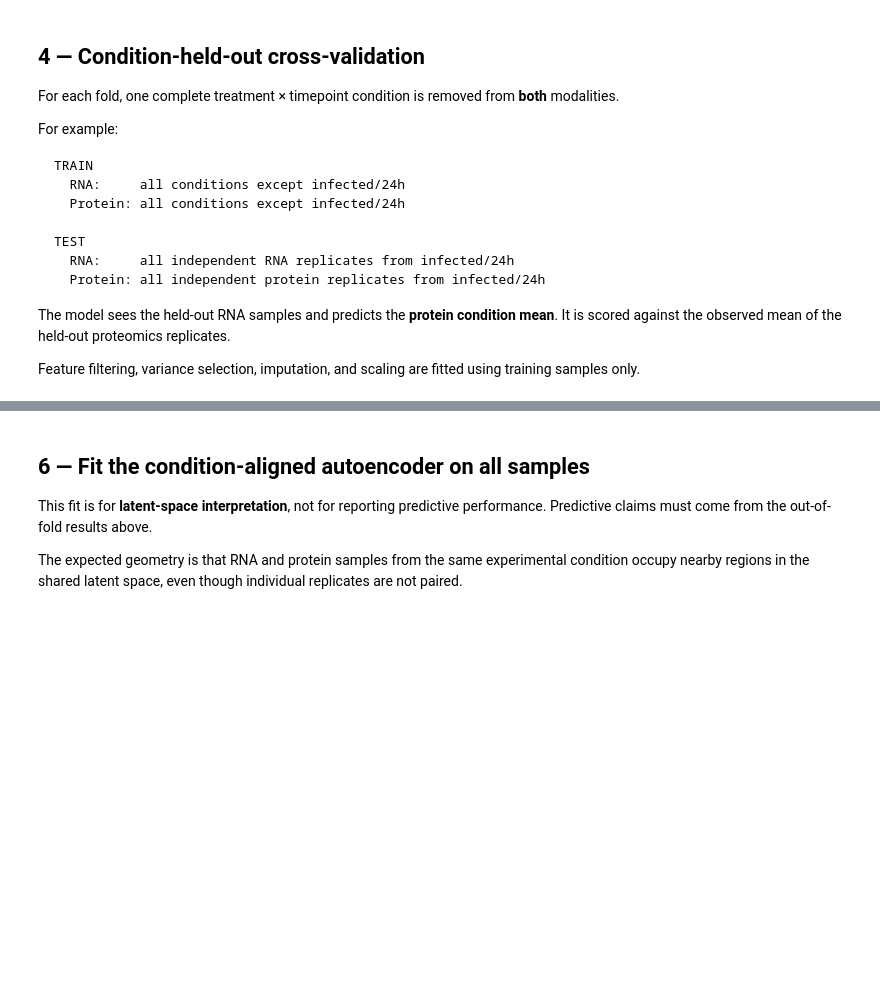
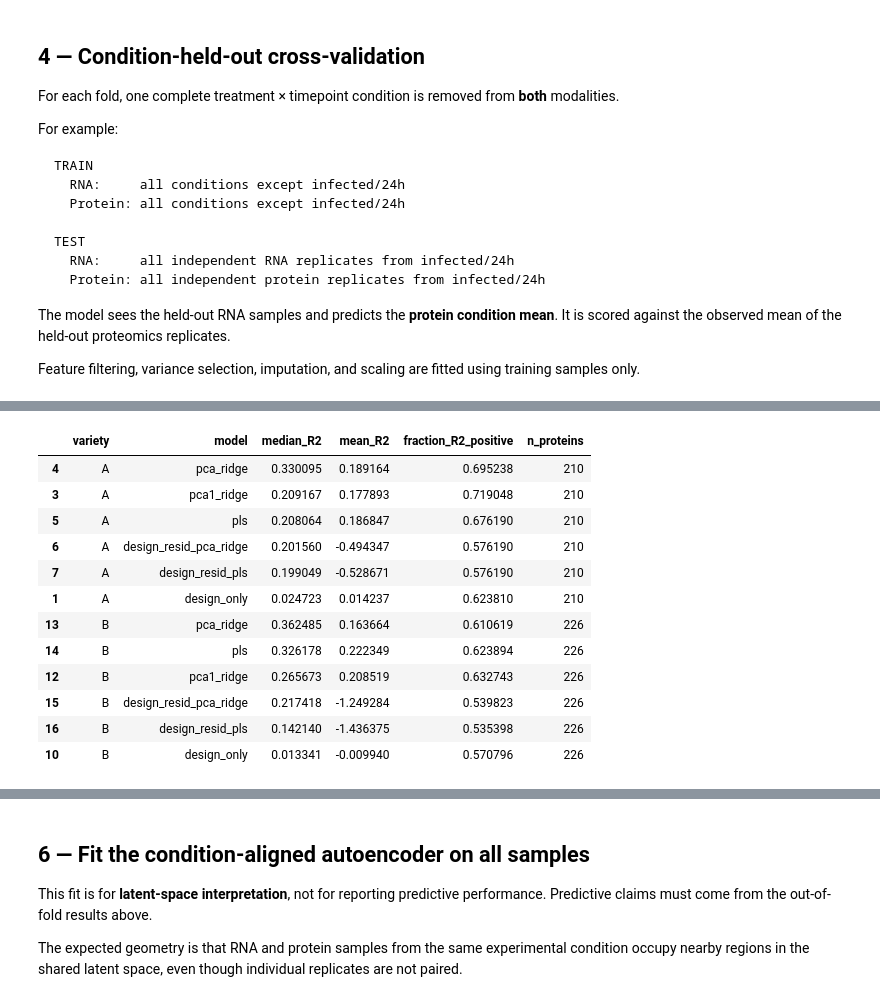
Before and after one commit to KristinaGagalova/autoencoders-test, a Jupyter notebook: rna_protein_unpaired_per_variety.ipynb, the cells around one changed output, grey strips where cells are left out. Cells and saved outputs as stored; diff of their text form; code cells hidden in the pictures; blank space fills up the shorter version.

```diff
--- a/rna_protein_unpaired_per_variety.ipynb
+++ b/rna_protein_unpaired_per_variety.ipynb
@@ -453,0 +650,20 @@ B
+# %%
+CONTROL_COMPARISON = SUMMARY[SUMMARY["model"].isin([
+    "design_only", "pca1_ridge", "pca_ridge", "pls",
+    "design_resid_pca_ridge", "design_resid_pls",
+])].copy()
+display(CONTROL_COMPARISON.sort_values(["variety", "median_R2"], ascending=[True, False]))
+# %% [output]
+|  | variety | model | median_R2 | mean_R2 | fraction_R2_positive | n_proteins |
+| 4 | A | pca_ridge | 0.330095 | 0.189164 | 0.695238 | 210 |
+| 3 | A | pca1_ridge | 0.209167 | 0.177893 | 0.719048 | 210 |
+| 5 | A | pls | 0.208064 | 0.186847 | 0.676190 | 210 |
+| 6 | A | design_resid_pca_ridge | 0.201560 | -0.494347 | 0.576190 | 210 |
+| 7 | A | design_resid_pls | 0.199049 | -0.528671 | 0.576190 | 210 |
+| 1 | A | design_only | 0.024723 | 0.014237 | 0.623810 | 210 |
+| 13 | B | pca_ridge | 0.362485 | 0.163664 | 0.610619 | 226 |
+| 14 | B | pls | 0.326178 | 0.222349 | 0.623894 | 226 |
+| 12 | B | pca1_ridge | 0.265673 | 0.208519 | 0.632743 | 226 |
+| 15 | B | design_resid_pca_ridge | 0.217418 | -1.249284 | 0.539823 | 226 |
+| 16 | B | design_resid_pls | 0.142140 | -1.436375 | 0.535398 | 226 |
+| 10 | B | design_only | 0.013341 | -0.009940 | 0.570796 | 226 |
```
Also changed, not shown: parts of 20 cells of this notebook, 2 other files.
